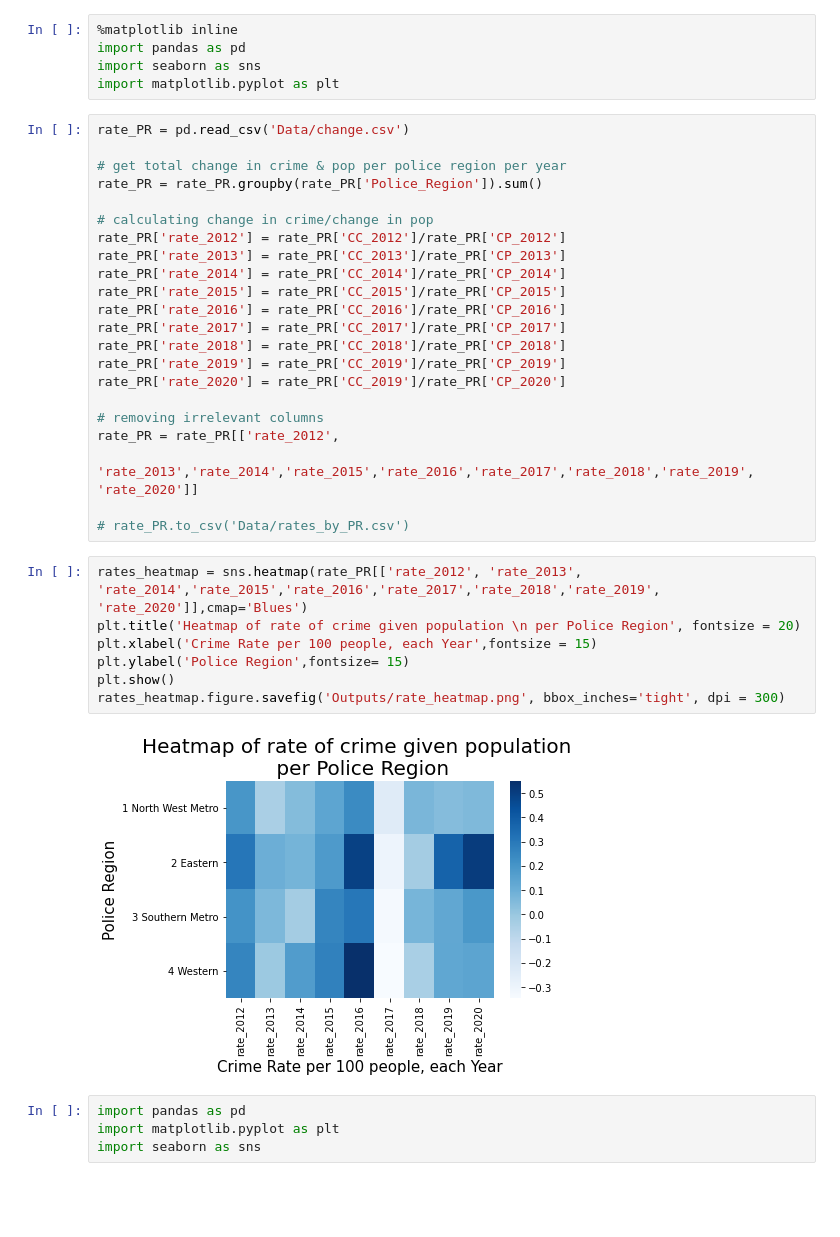
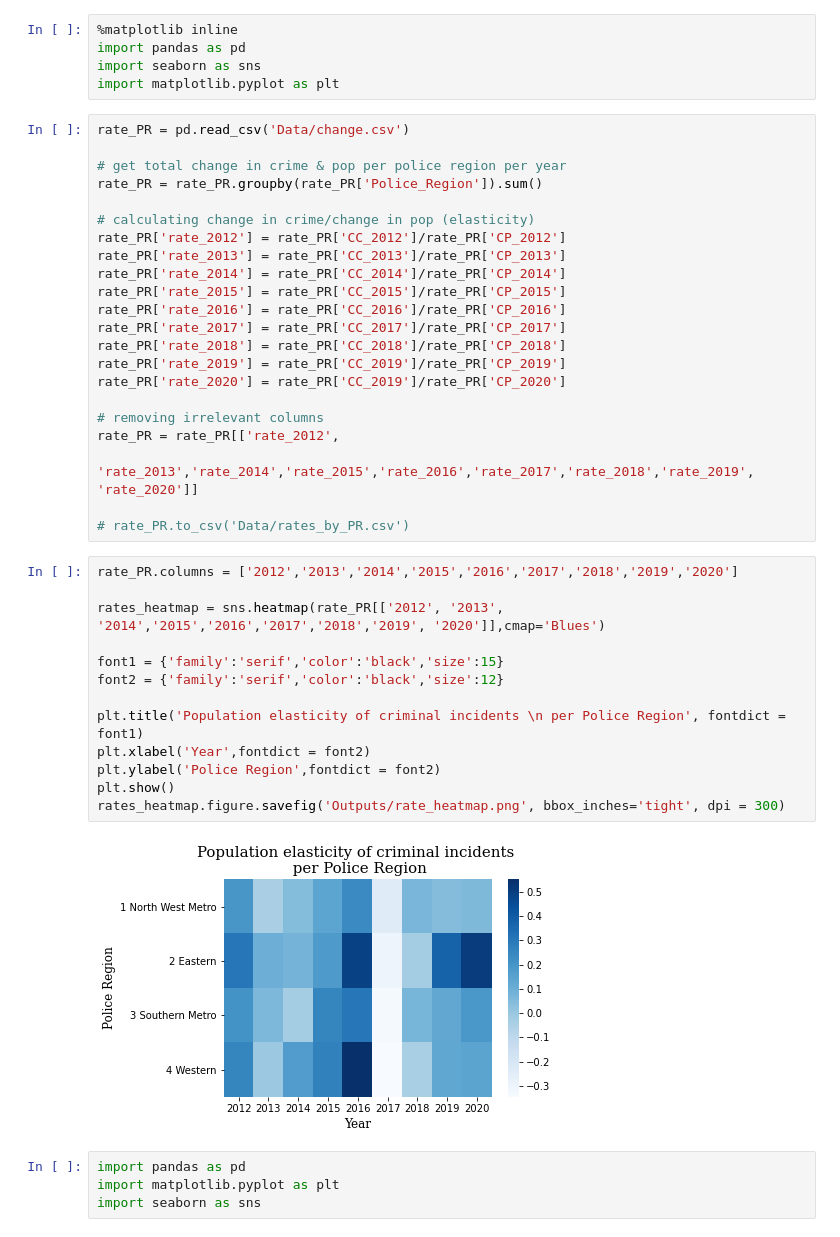
Before and after one commit to vrinda-raj/EoDP-Assignment2-Group-70, a Jupyter notebook: Initial_Analysis_plots.ipynb, the cells around one changed output. Cells and saved outputs as stored; diff of their text form; blank space fills up the shorter version.

```diff
--- a/Initial_Analysis_plots.ipynb
+++ b/Initial_Analysis_plots.ipynb
@@ -9,7 +9,7 @@ rate_PR = pd.read_csv('Data/change.csv')
 # get total change in crime & pop per police region per year
 rate_PR = rate_PR.groupby(rate_PR['Police_Region']).sum()
 
-# calculating change in crime/change in pop
+# calculating change in crime/change in pop (elasticity)
 rate_PR['rate_2012'] = rate_PR['CC_2012']/rate_PR['CP_2012']
 rate_PR['rate_2013'] = rate_PR['CC_2013']/rate_PR['CP_2013']
 rate_PR['rate_2014'] = rate_PR['CC_2014']/rate_PR['CP_2014']
@@ -26,14 +26,20 @@ rate_PR = rate_PR[['rate_2012',
 
 # rate_PR.to_csv('Data/rates_by_PR.csv')
 # %%
-rates_heatmap = sns.heatmap(rate_PR[['rate_2012', 'rate_2013', 'rate_2014','rate_2015','rate_2016','rate_2017','rate_2018','rate_2019', 'rate_2020']],cmap='Blues')
-plt.title('Heatmap of rate of crime given population \n per Police Region', fontsize = 20)
-plt.xlabel('Crime Rate per 100 people, each Year',fontsize = 15)
-plt.ylabel('Police Region',fontsize= 15)
+rate_PR.columns = ['2012','2013','2014','2015','2016','2017','2018','2019','2020']
+
+rates_heatmap = sns.heatmap(rate_PR[['2012', '2013', '2014','2015','2016','2017','2018','2019', '2020']],cmap='Blues')
+
+font1 = {'family':'serif','color':'black','size':15}
+font2 = {'family':'serif','color':'black','size':12}
+
+plt.title('Population elasticity of criminal incidents \n per Police Region', fontdict = font1)
+plt.xlabel('Year',fontdict = font2)
+plt.ylabel('Police Region',fontdict = font2)
 plt.show()
 rates_heatmap.figure.savefig('Outputs/rate_heatmap.png', bbox_inches='tight', dpi = 300)
 # %% [output]
-[figure, old version]
+[figure, new version]
 # %%
 import pandas as pd
 import matplotlib.pyplot as plt
```
Also changed, not shown: 5 other files.
